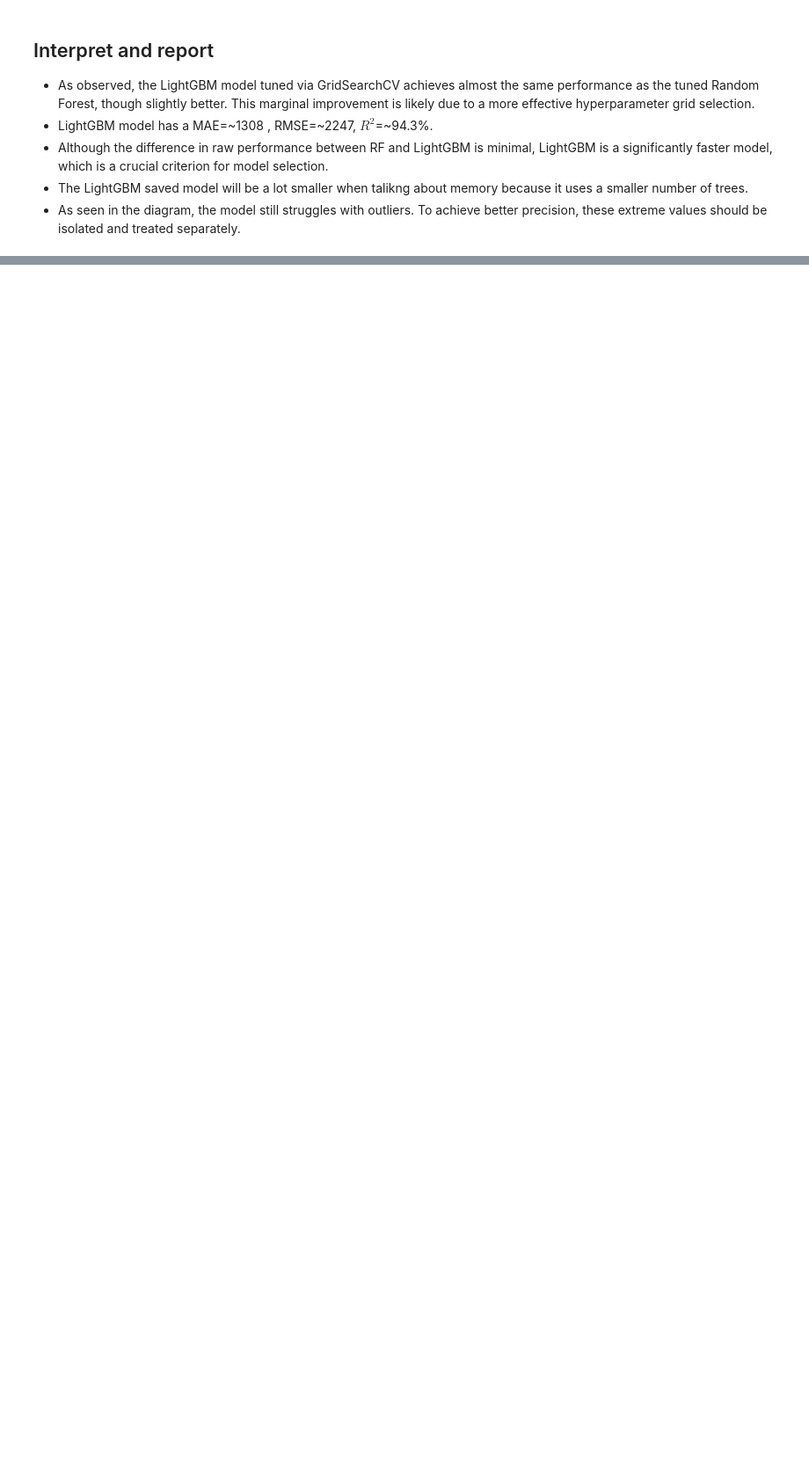
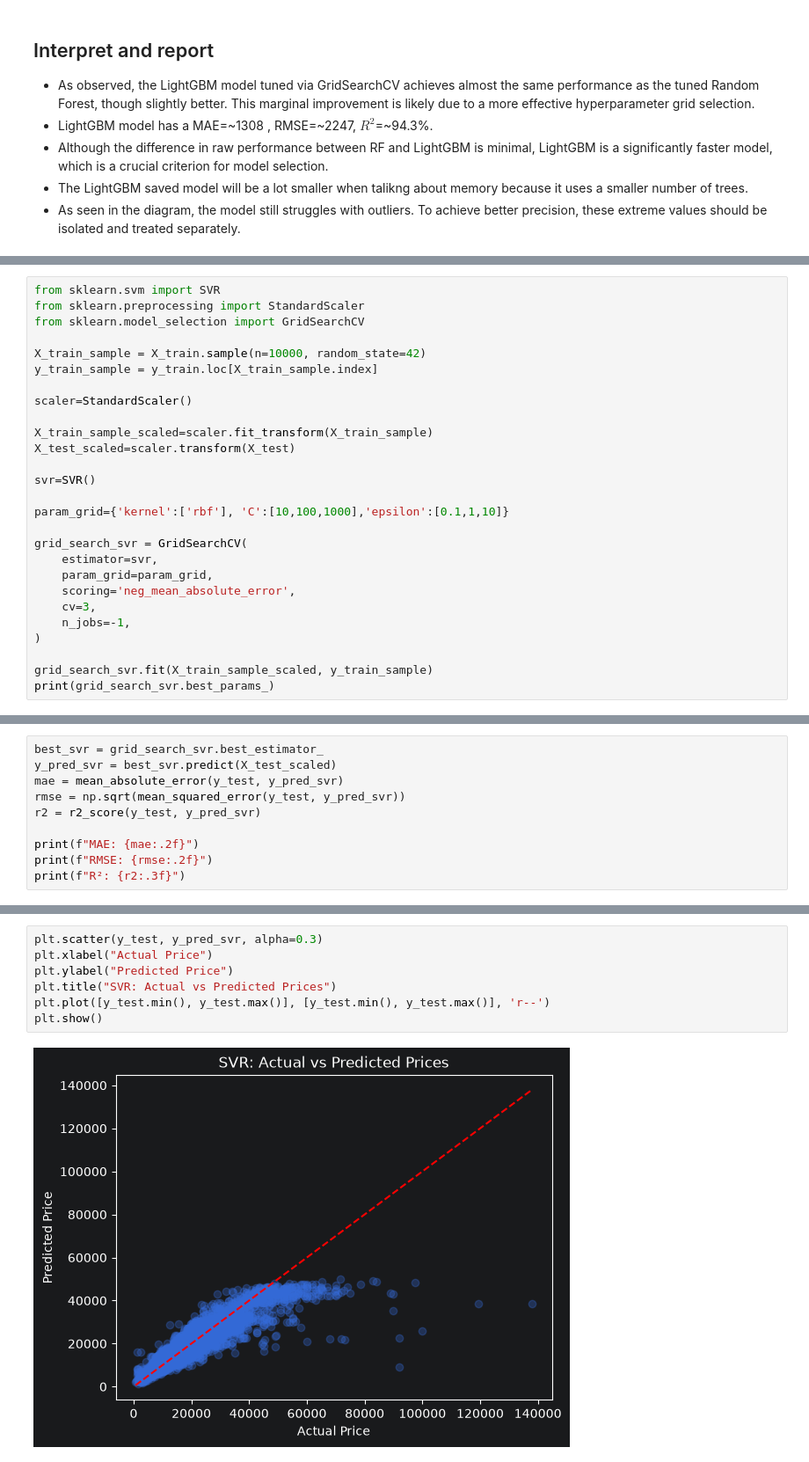
Before and after one commit to kovexison/Practica-AI, a Jupyter notebook: 01-ML-Regression/car_prices_regression.ipynb, the cells around one changed output, grey strips where cells are left out. Shown at 88% size. Drawn from its saved outputs; the diff is of its cells as text; blank space fills up the shorter version.

Commit message:
added SVR example for car_prices

```diff
--- a/01-ML-Regression/car_prices_regression.ipynb
+++ b/01-ML-Regression/car_prices_regression.ipynb
@@ -1097,0 +1101,27 @@ plt.show()
+# %%
+from sklearn.svm import SVR
+from sklearn.preprocessing import StandardScaler
+from sklearn.model_selection import GridSearchCV
+
+X_train_sample = X_train.sample(n=10000, random_state=42)
+y_train_sample = y_train.loc[X_train_sample.index]
+
+scaler=StandardScaler()
+
+X_train_sample_scaled=scaler.fit_transform(X_train_sample)
+X_test_scaled=scaler.transform(X_test)
+
+svr=SVR()
+
+param_grid={'kernel':['rbf'], 'C':[10,100,1000],'epsilon':[0.1,1,10]}
+
+grid_search_svr = GridSearchCV(
+    estimator=svr,
+    param_grid=param_grid,
+    scoring='neg_mean_absolute_error',
+    cv=3,
+    n_jobs=-1,
+)
+
+grid_search_svr.fit(X_train_sample_scaled, y_train_sample)
+print(grid_search_svr.best_params_)
@@ -1097,0 +1130,10 @@ plt.show()
+# %%
+best_svr = grid_search_svr.best_estimator_
+y_pred_svr = best_svr.predict(X_test_scaled)
+mae = mean_absolute_error(y_test, y_pred_svr)
+rmse = np.sqrt(mean_squared_error(y_test, y_pred_svr))
+r2 = r2_score(y_test, y_pred_svr)
+
+print(f"MAE: {mae:.2f}")
+print(f"RMSE: {rmse:.2f}")
+print(f"R²: {r2:.3f}")
@@ -1097,0 +1144,9 @@ plt.show()
+# %%
+plt.scatter(y_test, y_pred_svr, alpha=0.3)
+plt.xlabel("Actual Price")
+plt.ylabel("Predicted Price")
+plt.title("SVR: Actual vs Predicted Prices")
+plt.plot([y_test.min(), y_test.max()], [y_test.min(), y_test.max()], 'r--')
+plt.show()
+# %% [output]
+[figure, added]
```
Also changed, not shown: parts of 4 cells of this notebook.
